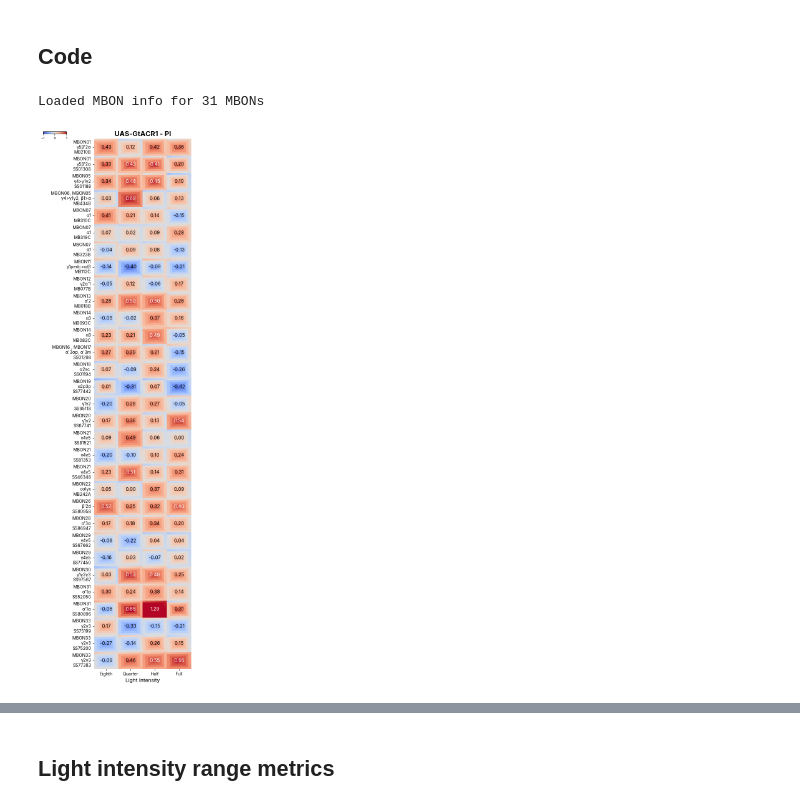
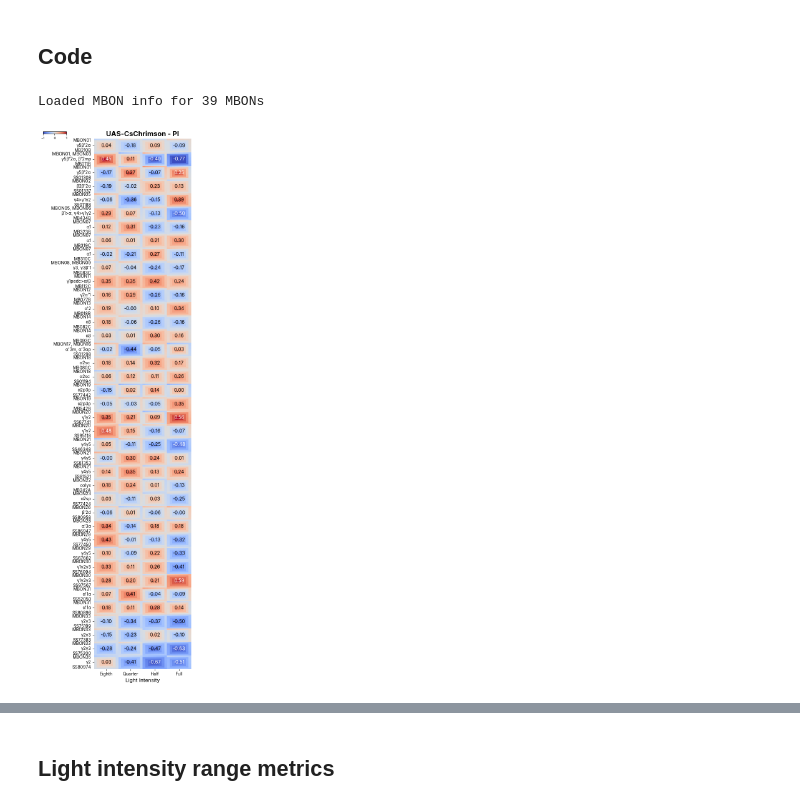
Before and after one commit to lnicole08/OSAR-Nicole-version, a Jupyter notebook: Light Intensity Summary.ipynb, the cells around one changed output, grey strips where cells are left out. Drawn from its saved outputs; the diff is of its cells as text; code cells hidden in the pictures.

```diff
--- a/Light Intensity Summary.ipynb
+++ b/Light Intensity Summary.ipynb
@@ -492,7 +492,7 @@ osar_data = load_bootstrap_data(data_path, responders=responders)
 exclude = ['R76B09', 'VT999036']
 [[osar_data[r][i][m].pop(key, None) for r in osar_data for i in osar_data[r] for m in osar_data[r][i] for key in exclude]];
 # %%
-responder = "ACR"
+responder = "Chrimson2"
 # %%
 mbon_csv_path = r"D:\ACC Lab Dropbox\ACC Lab\Nicole Lee\Data Compilation\MBONlist.csv"
 lobelocation = pd.DataFrame()
@@ -512,7 +512,7 @@ try:
 except Exception as e:
     print(f"Could not load MBON info: {e}")
 # %% [output]
-Loaded MBON info for 31 MBONs
+Loaded MBON info for 39 MBONs
 # %%
 metric = METRICS[0]  # PI_Hg_OSAR
 
@@ -521,36 +521,36 @@ if responder == "ACR":
     colormap = "coolwarm"
 if responder == "Chrimson2":
     responderrename = "UAS-CsChrimson"
     colormap = "coolwarm"
 
 fig, ax, mbons, vals = create_vortexmap(
     osar_data, responder, metric,
     lobelocation=lobelocation,
     figsize=(5, 18),
     cmap=colormap,
 
 
     title=f'{responderrename} - {METRIC_DISPLAY[metric]}',
     title_fontsize=16, title_fontweight='bold',
 
     xlabel='Light Intensity', xlabel_fontsize=12,
     xticklabels_fontsize=10, xticklabels_rotation=0,
 
     ylabel=' ',
     yticklabels_fontsize=10, yticklabels_rotation=0,
     yticklabels_sep='\n',
 
     annot=True, annot_fontsize=11, annot_fmt='.2f',  # format: .2f, .3f, .1e, etc.
     # Colorbar - precise x,y positioning (0-1 figure coords)
     cbar=True, cbar_label=" ", cbar_orientation='horizontal',
     cbar_x=0.02, cbar_y=0.987, cbar_width=0.15, cbar_height=0.004, cbar_ticks=[-1, 0, 1],
-    cbar_labelsize=10, cbar_ticksize=8
-)
+    cbar_labelsize=10, cbar_ticksize=8)
+
 mpl.rcParams['svg.fonttype'] = 'none'
 plt.savefig("D:\\ACC Lab Dropbox\\ACC Lab\\Nicole Lee\\Data Compilation\\osar_compiled\\images\\Singlemetricvortexmapcomp_" + date + "_" + responder + ".svg")
 plt.show()
 # %% [output]
-[figure, old version]
+[figure, new version]
 # %%
 
 metrics_to_plot = METRICS[:-2]  # First 3 metrics
```
Also changed, not shown: parts of 9 cells of this notebook, 13 other files.
